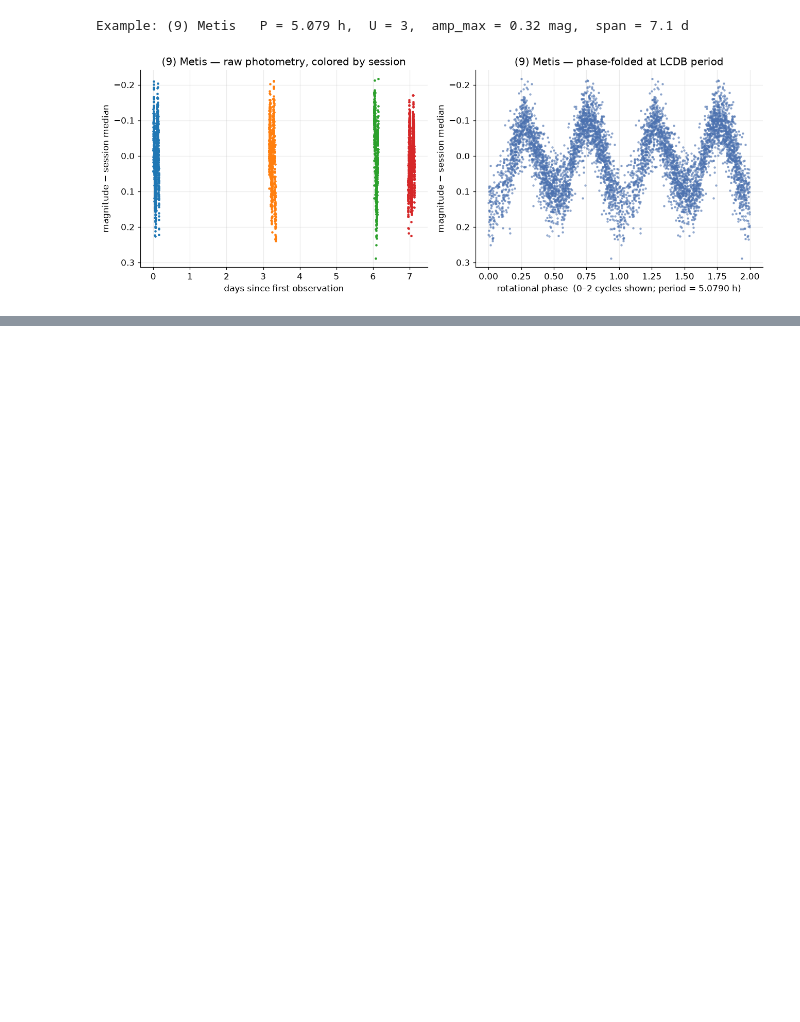
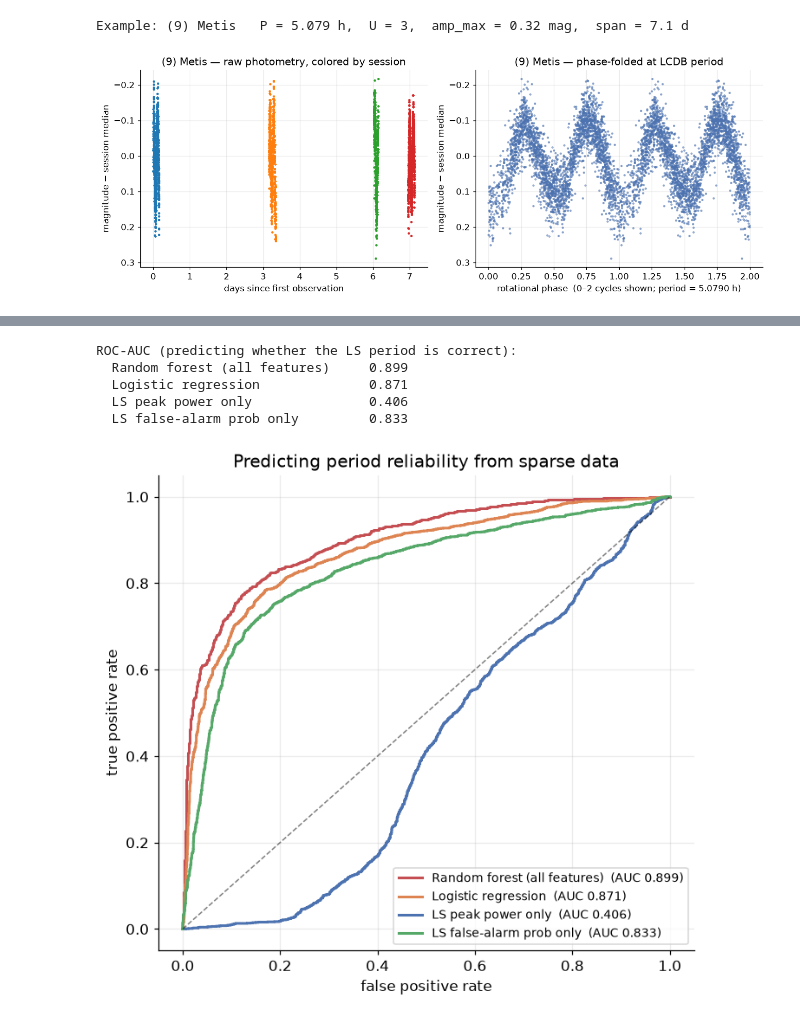
Before and after one commit to cnolan3/asteroid_lightcurve_analysis, a Jupyter notebook: asteroid_rotation_technical.ipynb, the cells around one changed output, grey strips where cells are left out. Cells and saved outputs as stored; diff of their text form; code cells hidden in the pictures; blank space fills up the shorter version.

```diff
--- a/asteroid_rotation_technical.ipynb
+++ b/asteroid_rotation_technical.ipynb
@@ -462,0 +809,42 @@ Example: (9) Metis   P = 5.079 h,  U = 3,  amp_max = 0.32 mag,  span = 7.1 d
+# %%
+rf = RandomForestClassifier(n_estimators=300, min_samples_leaf=5,
+                            n_jobs=-1, random_state=0,
+                            class_weight="balanced_subsample").fit(Xtr, ytr)
+logreg = make_pipeline(StandardScaler(),
+                       LogisticRegression(max_iter=2000, class_weight="balanced")
+                       ).fit(Xtr, ytr)
+
+p_rf = rf.predict_proba(Xte)[:, 1]
+p_lr = logreg.predict_proba(Xte)[:, 1]
+p_pow = Xte["ls_top_power"].values          # naive: trust strong peaks
+p_fap = -Xte["ls_fap"].values               # naive: trust low false-alarm prob
+
+models = [
+    ("Random forest (all features)", p_rf, RED),
+    ("Logistic regression", p_lr, ORANGE),
+    ("LS peak power only", p_pow, BLUE),
+    ("LS false-alarm prob only", p_fap, GREEN),
+]
+
+fig, ax = plt.subplots(figsize=(6.5, 6))
+print("ROC-AUC (predicting whether the LS period is correct):")
+for name, p, c in models:
+    auc = roc_auc_score(yte, p)
+    fpr, tpr, _ = roc_curve(yte, p)
+    ax.plot(fpr, tpr, color=c, lw=2, label=f"{name}  (AUC {auc:.3f})")
+    print(f"  {name:<32} {auc:.3f}")
+ax.plot([0, 1], [0, 1], "k--", lw=1, alpha=0.5)
+ax.set_xlabel("false positive rate")
+ax.set_ylabel("true positive rate")
+ax.set_title("Predicting period reliability from sparse data")
+ax.legend(loc="lower right", fontsize=9)
+fig.tight_layout()
+fig.savefig(FIGDIR / "model_roc.png", bbox_inches="tight")
+plt.show()
+# %% [output]
+ROC-AUC (predicting whether the LS period is correct):
+  Random forest (all features)     0.899
+  Logistic regression              0.871
+  LS peak power only               0.406
+  LS false-alarm prob only         0.833
+[figure, added]
```
Also changed, not shown: parts of 28 cells of this notebook, 11 other files.
